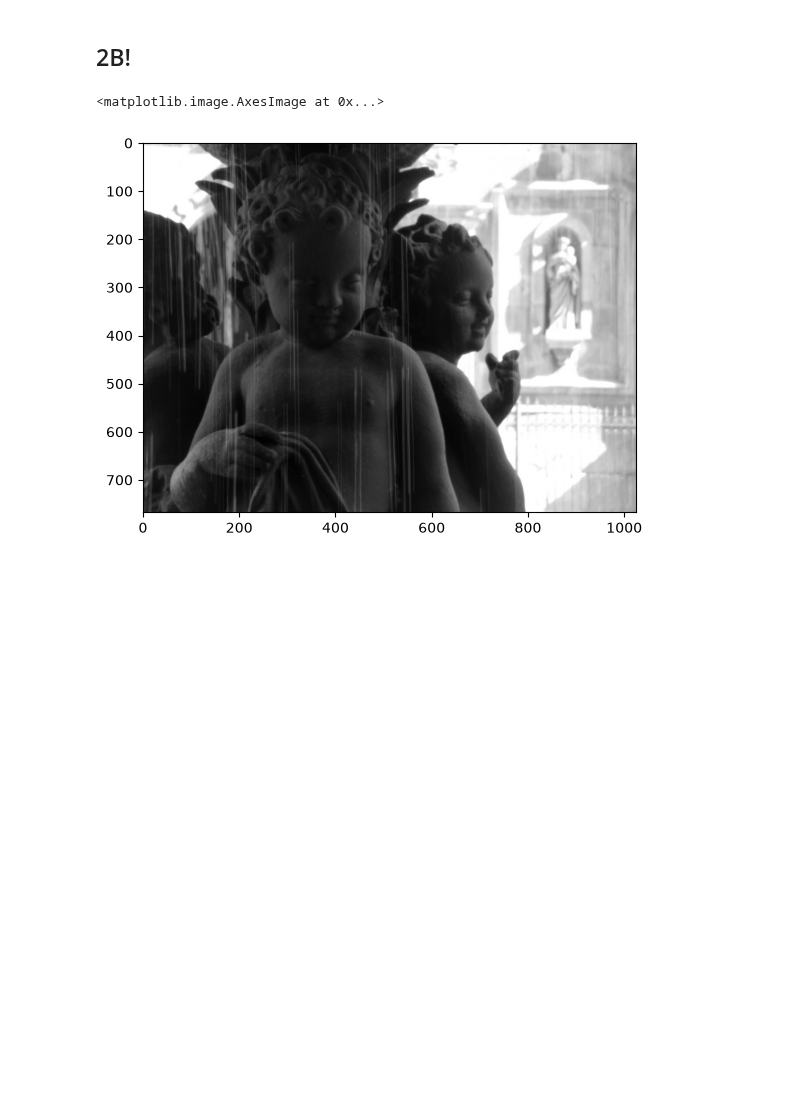
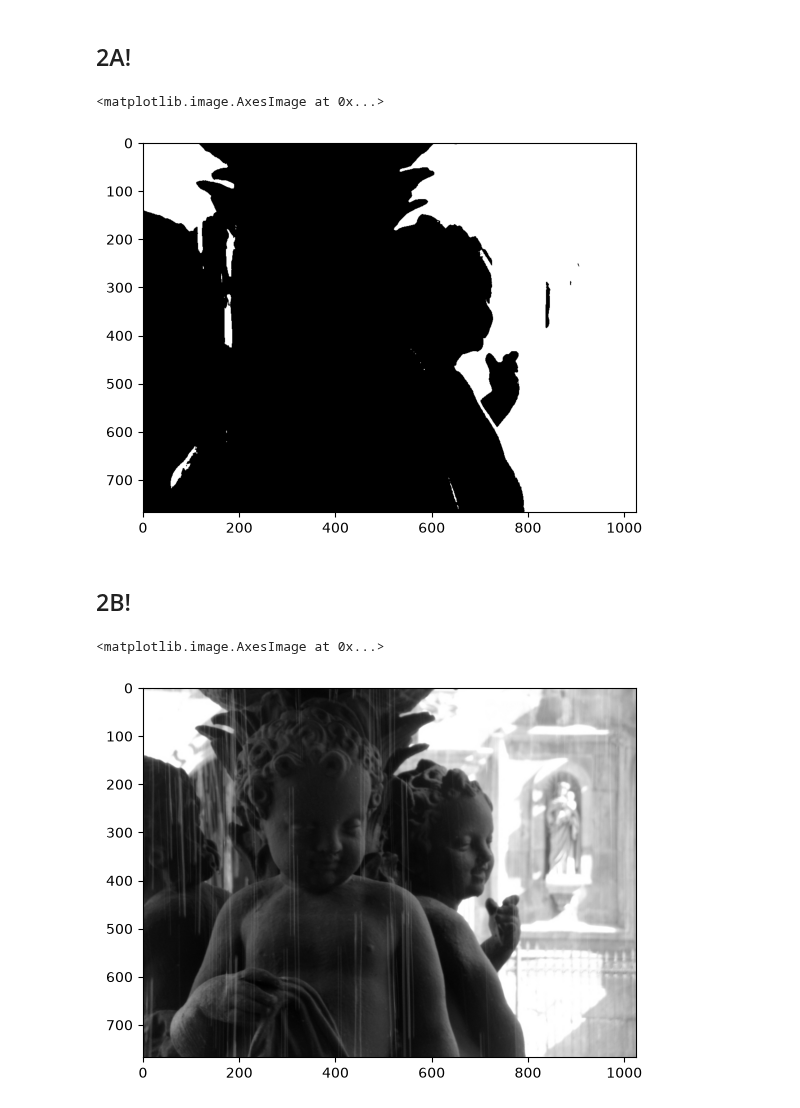
Before and after one commit to carolln/visao-26-2, a Jupyter notebook: tarefa-2/tarefa2.ipynb, the cells around one changed output. Drawn from its saved outputs; the diff is of its cells as text; code cells hidden in the pictures; blank space fills up the shorter version.

Commit message:
coloquei tudo no ipynb e mudei a localizacao dos .py

```diff
--- a/tarefa-2/tarefa2.ipynb
+++ b/tarefa-2/tarefa2.ipynb
@@ -2,6 +2,30 @@
 import cv2
 import numpy as np
 import matplotlib.pyplot as plt
+# %% [markdown]
+## 2A!
+# %%
+import cv2
+import numpy as np
+
+img = cv2.imread("img/foto06.jpg", cv2.IMREAD_GRAYSCALE)
+assert img is not None
+h, w = img.shape
+limiar_img = np.full(shape=img.shape, fill_value=0, dtype=np.uint8)
+
+# limiar = int(input("digite o limiar\n"))
+# tirando a interatividade ja que tamo juntando num ipynb
+
+limiar = 128
+
+limiar = max(0, min(255, limiar))
+limiar_img = np.where(img>limiar, 255, 0).astype(np.uint8)
+#cv2.imwrite("output/limiar.jpg", limiar_img)
+
+plt.imshow(limiar_img, cmap='gray')
+# %% [output]
+<matplotlib.image.AxesImage at 0x...>
+[figure, added]
 # %% [markdown]
 ## 2B!
 # %%
```
Also changed, not shown: parts of 5 cells of this notebook, 3 other files.
